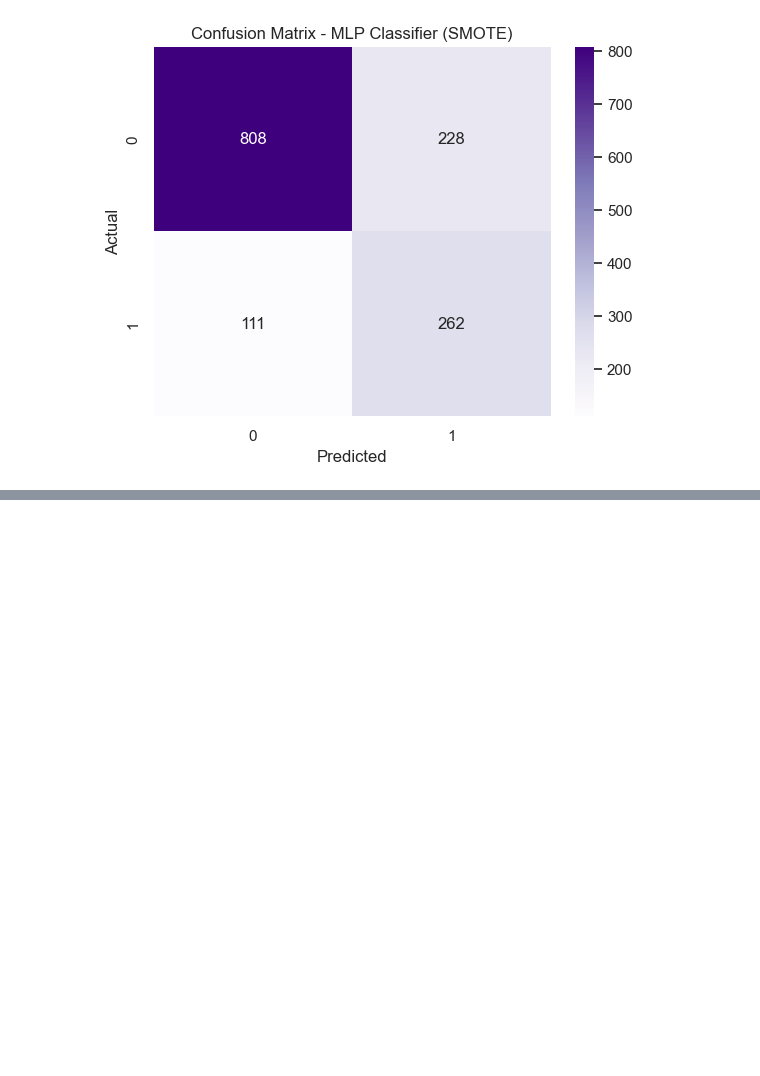
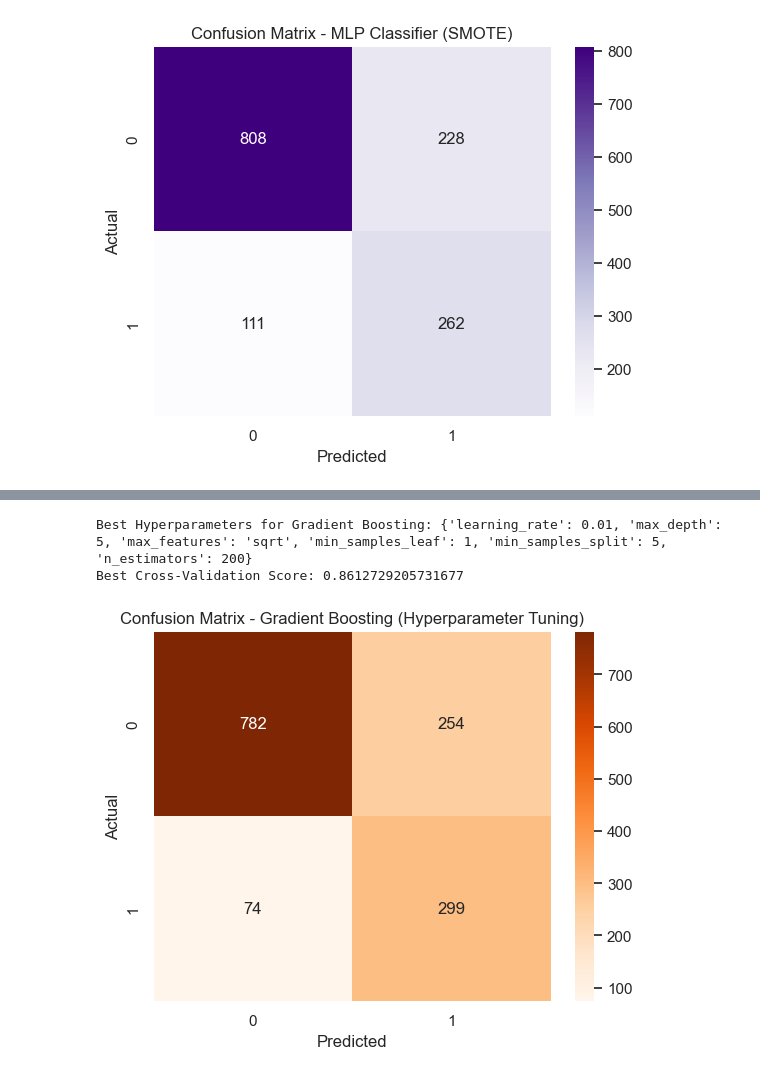
Before and after one commit to ivan-block/Customer-Churn, a Jupyter notebook: churn.ipynb, the cells around one changed output, grey strips where cells are left out. Drawn from its saved outputs; the diff is of its cells as text; code cells hidden in the pictures; blank space fills up the shorter version.

```diff
--- a/churn.ipynb
+++ b/churn.ipynb
@@ -505,0 +627,29 @@ compare_f1.sort_values(by='F1 Score After SMOTE', ascending=False).reset_index(d
+# %%
+gbhp = GradientBoostingClassifier()
+
+gb_grid_params = {
+    'n_estimators': [100, 200],
+    'learning_rate': [0.01, 0.1],
+    'max_depth': [3, 5],
+    'min_samples_split': [2, 5],
+    'min_samples_leaf': [1, 2],
+    'max_features': ['sqrt', 'log2']
+}
+
+grid_searchgbhp = GridSearchCV(estimator=gbhp, param_grid=gb_grid_params, cv=5, scoring='recall', n_jobs=-1)
+grid_searchgbhp.fit(X_train_resampled, y_train_resampled)
+
+print("Best Hyperparameters for Gradient Boosting:", grid_searchgbhp.best_params_)
+print("Best Cross-Validation Score:", grid_searchgbhp.best_score_)
+# %% [output]
+Best Hyperparameters for Gradient Boosting: {'learning_rate': 0.01, 'max_depth': 5, 'max_features': 'sqrt', 'min_samples_leaf': 1, 'min_samples_split': 5, 'n_estimators': 200}
+Best Cross-Validation Score: 0.8612729205731677
+# %%
+gbhp_cmatrix = confusion_matrix(y_test, grid_searchgbhp.predict(X_test))
+sns.heatmap(gbhp_cmatrix, annot=True, fmt='d', cmap='Oranges')
+plt.title('Confusion Matrix - Gradient Boosting (Hyperparameter Tuning)')
+plt.xlabel('Predicted')
+plt.ylabel('Actual')
+plt.show()
+# %% [output]
+[figure, added]
```
Also changed, not shown: parts of 18 cells of this notebook, 1 other file.
